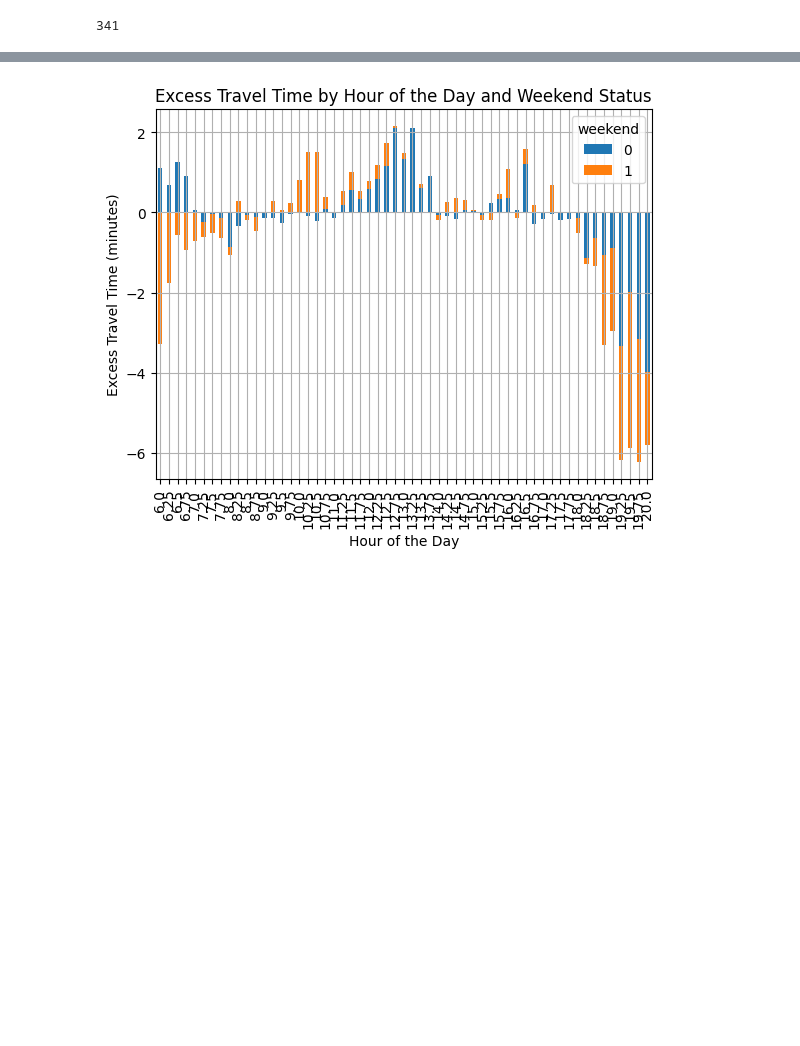
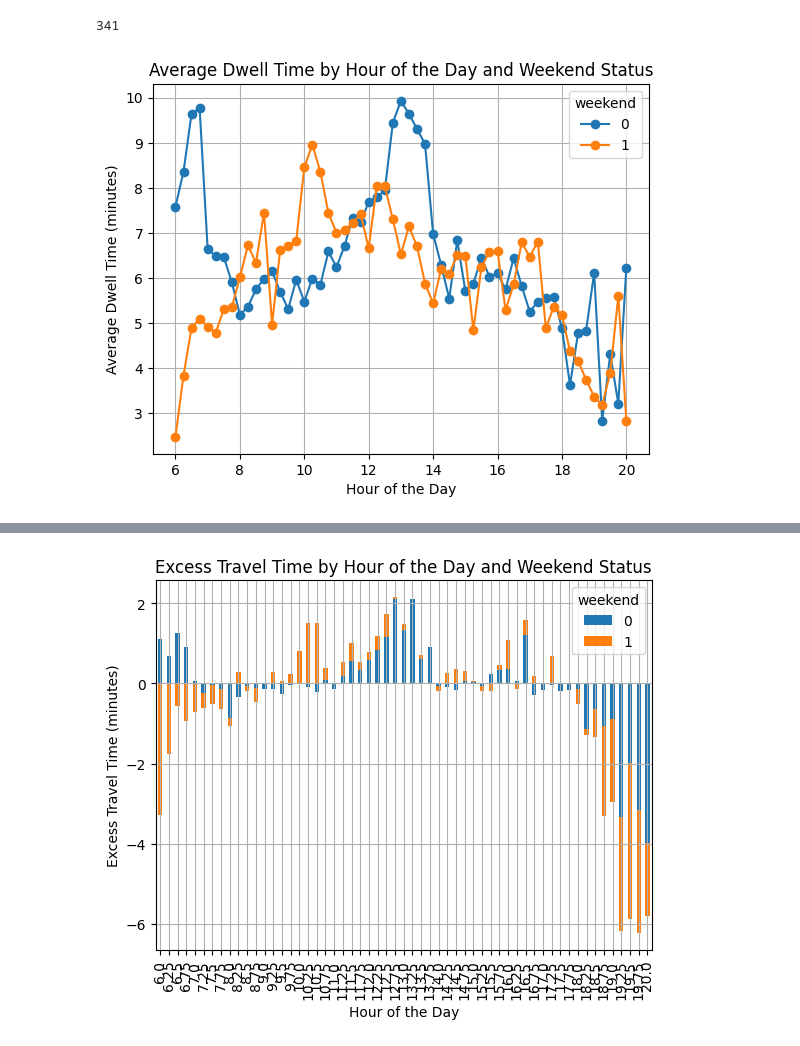
Before and after one commit to ShanukaLakshan/Realtime-GPS-Bus---Data-Science-Project, a Jupyter notebook: AnomalyDetection/performance.ipynb, the cells around one changed output, grey strips where cells are left out. Drawn from its saved outputs; the diff is of its cells as text; code cells hidden in the pictures; blank space fills up the shorter version.

Commit message:
perfromance visuals update

```diff
--- a/AnomalyDetection/performance.ipynb
+++ b/AnomalyDetection/performance.ipynb
@@ -54,3 +54,17 @@ excess_travel_time_negative = excess_travel_time[excess_travel_time < 0]
 len(excess_travel_time_positive)
 # %% [output]
 341
+# %%
+# Dwell Time by Hour of the Day (Weekdays vs. Weekends) :
+
+# Path: performance.ipynb
+# Create a linechart of dwell time by hour of the day and weekend status
+hourly_avg = trip_data.groupby(['hour_of_day', 'weekend'])['dwell_time'].mean()
+hourly_avg.unstack().plot(kind='line', marker='o')
+plt.title('Average Dwell Time by Hour of the Day and Weekend Status')
+plt.xlabel('Hour of the Day')
+plt.ylabel('Average Dwell Time (minutes)')
+plt.grid()
+plt.show()
+# %% [output]
+[figure, added]
```
Also changed, not shown: parts of 4 cells of this notebook, 1 other file.
